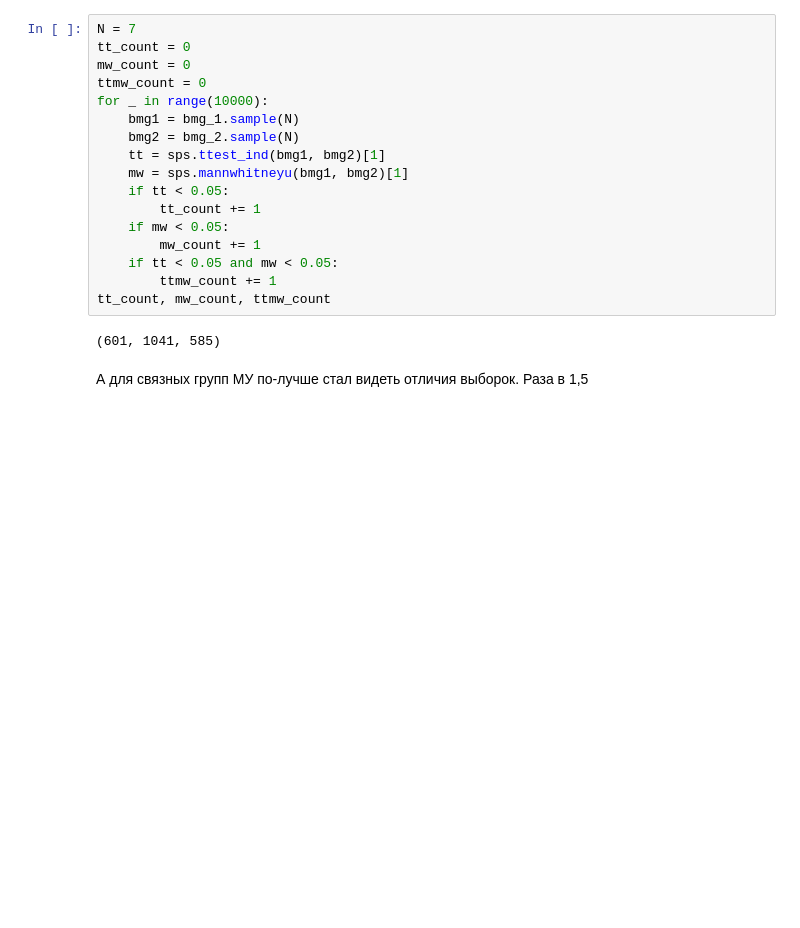
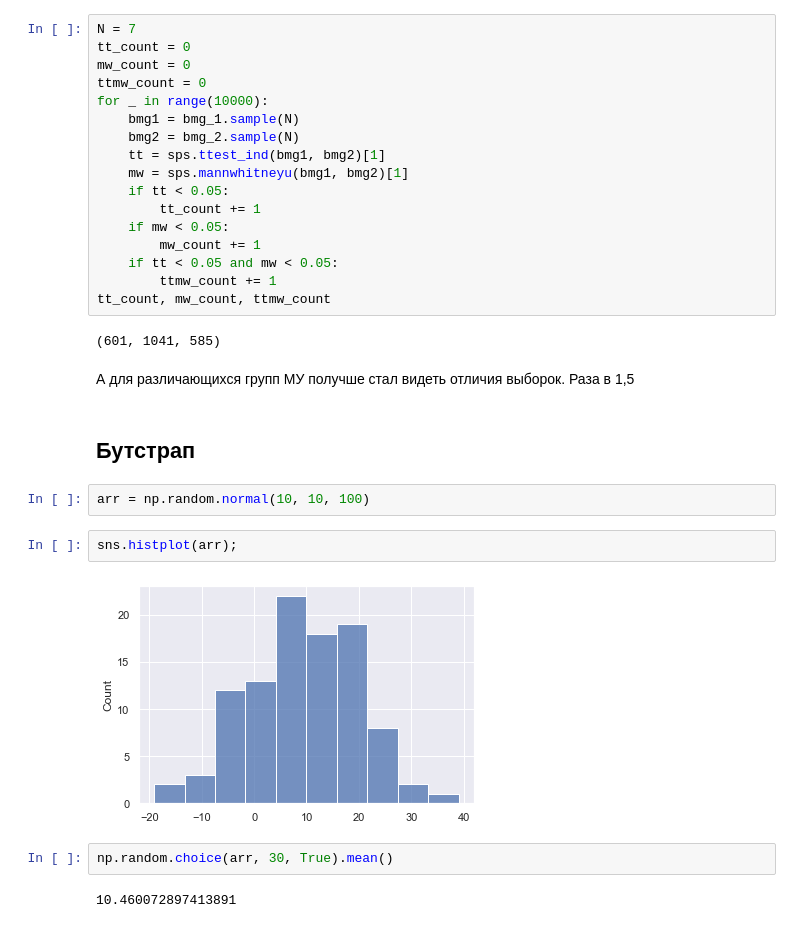
Before and after one commit to gbrs/statistical_experiments, a Jupyter notebook: Probe.ipynb, the cells around one changed output. Drawn from its saved outputs; the diff is of its cells as text; blank space fills up the shorter version.

```diff
--- a/Probe.ipynb
+++ b/Probe.ipynb
@@ -447,4 +446,16 @@ tt_count, mw_count, ttmw_count
 # %% [output]
 (601, 1041, 585)
 # %% [markdown]
-А для связных групп МУ по-лучше стал видеть отличия выборок. Раза в 1,5
+А для различающихся групп МУ получше стал видеть отличия выборок. Раза в 1,5
+# %% [markdown]
+## Бутстрап
+# %%
+arr = np.random.normal(10, 10, 100)
+# %%
+sns.histplot(arr);
+# %% [output]
+[figure, added]
+# %%
+np.random.choice(arr, 30, True).mean()
+# %% [output]
+10.460072897413891
```
Also changed, not shown: parts of 2 cells of this notebook.
